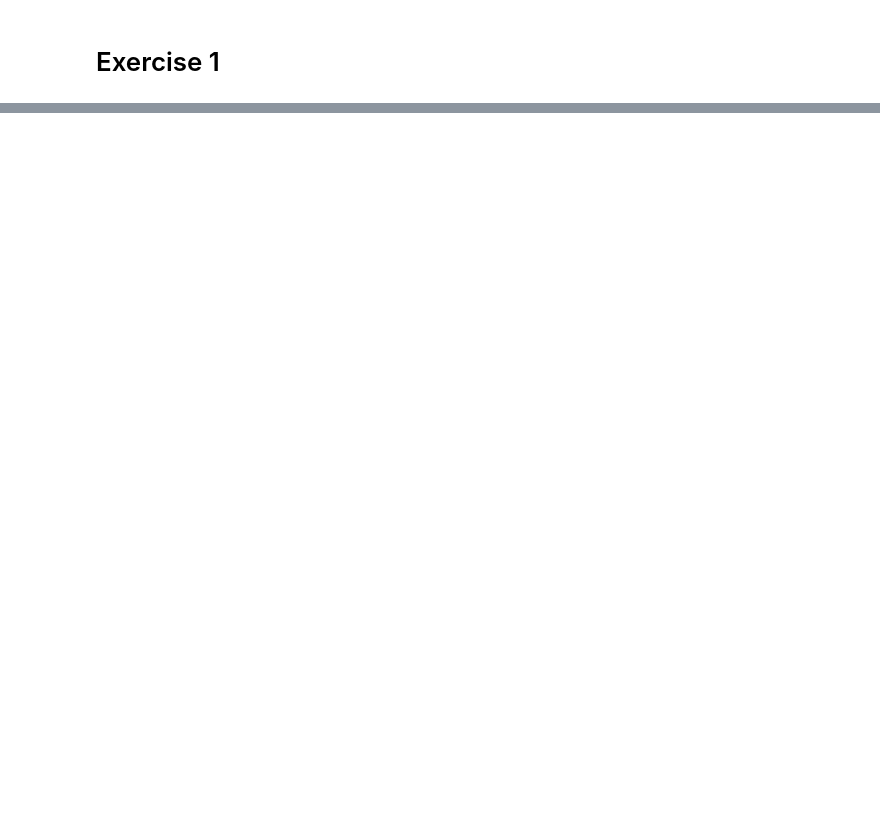
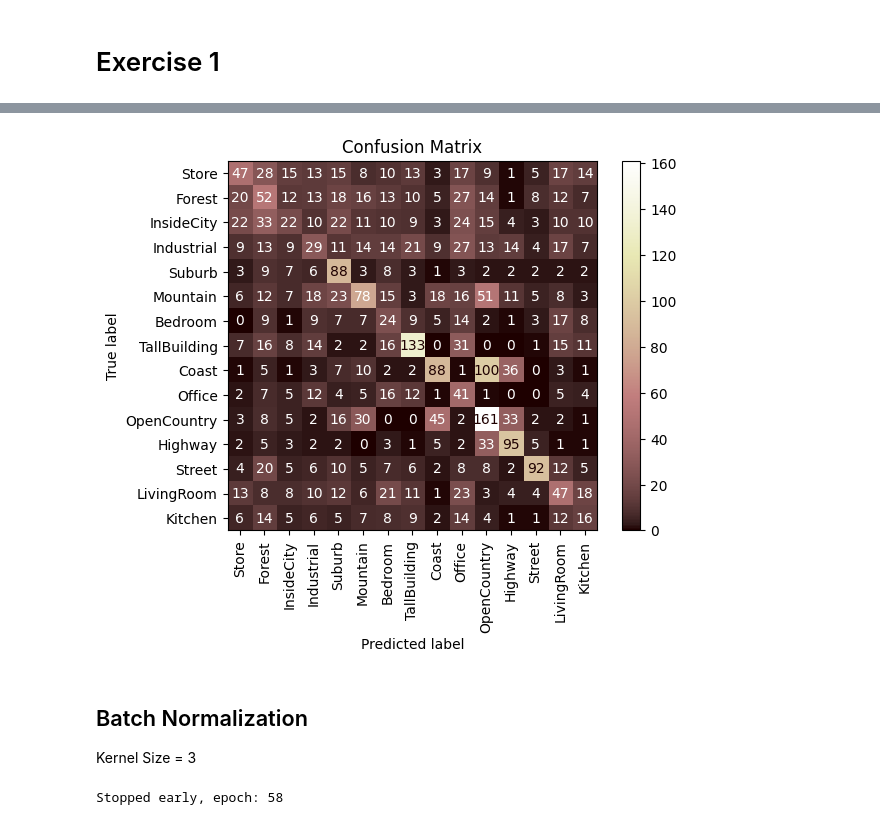
Before and after one commit to Nefasto1/Computer_Vision_Project, a Jupyter notebook: Project.ipynb, the cells around one changed output, grey strips where cells are left out. Saved outputs shown, nothing was run; the diff lists cells and outputs as text; code cells hidden in the pictures; blank space fills up the shorter version.

```diff
--- a/Project.ipynb
+++ b/Project.ipynb
@@ -33,0 +58,3 @@ Test Accuracy: 0.32127303182579564
+# %%
+test_model(model, test_loader, criterion)
+# %% [output]
@@ -33,0 +63,4 @@ Test Accuracy: 0.32127303182579564
+[figure, added]
+# %% [markdown]
+## Batch Normalization
+Kernel Size = 3
@@ -33,0 +73,4 @@ Test Accuracy: 0.32127303182579564
+# %%
+statistics = train_loop(model, train_loader, validation_loader, criterion, optimizer, num_epochs=100, early_stopping=True)
+# %% [output]
+Stopped early, epoch: 58
```
Also changed, not shown: parts of 48 cells of this notebook, 4 other files.
